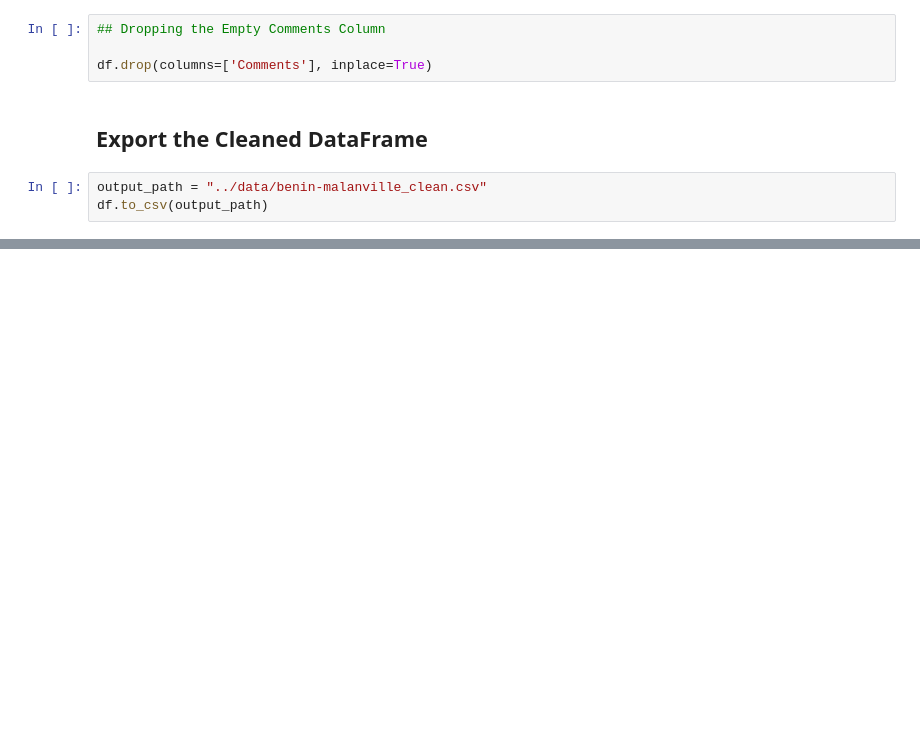
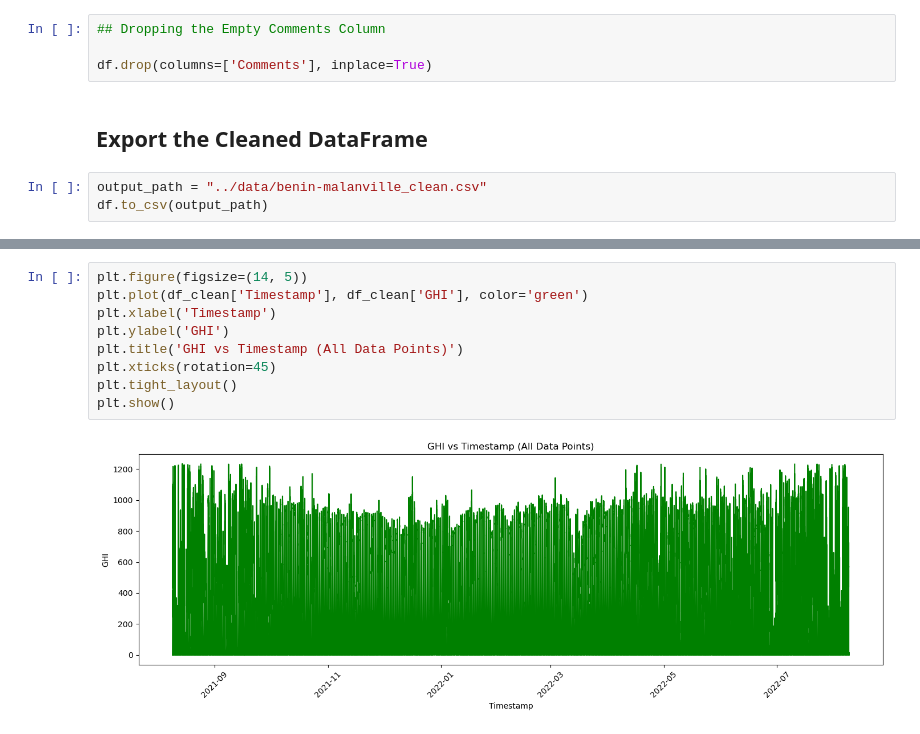
Before and after one commit to Samrizee/solar-challenge-week1, a Jupyter notebook: notebooks/benin-malanville_eda.ipynb, the cells around one changed output, grey strips where cells are left out. Cells and saved outputs as stored; diff of their text form; blank space fills up the shorter version.

```diff
--- a/notebooks/benin-malanville_eda.ipynb
+++ b/notebooks/benin-malanville_eda.ipynb
@@ -120,0 +141,11 @@ df_clean = pd.read_csv('../data/benin-malanville_clean.csv')
+# %%
+plt.figure(figsize=(14, 5))
+plt.plot(df_clean['Timestamp'], df_clean['GHI'], color='green')
+plt.xlabel('Timestamp')
+plt.ylabel('GHI')
+plt.title('GHI vs Timestamp (All Data Points)')
+plt.xticks(rotation=45)
+plt.tight_layout()
+plt.show()
+# %% [output]
+[figure, added]
```
Also changed, not shown: parts of 20 cells of this notebook.
